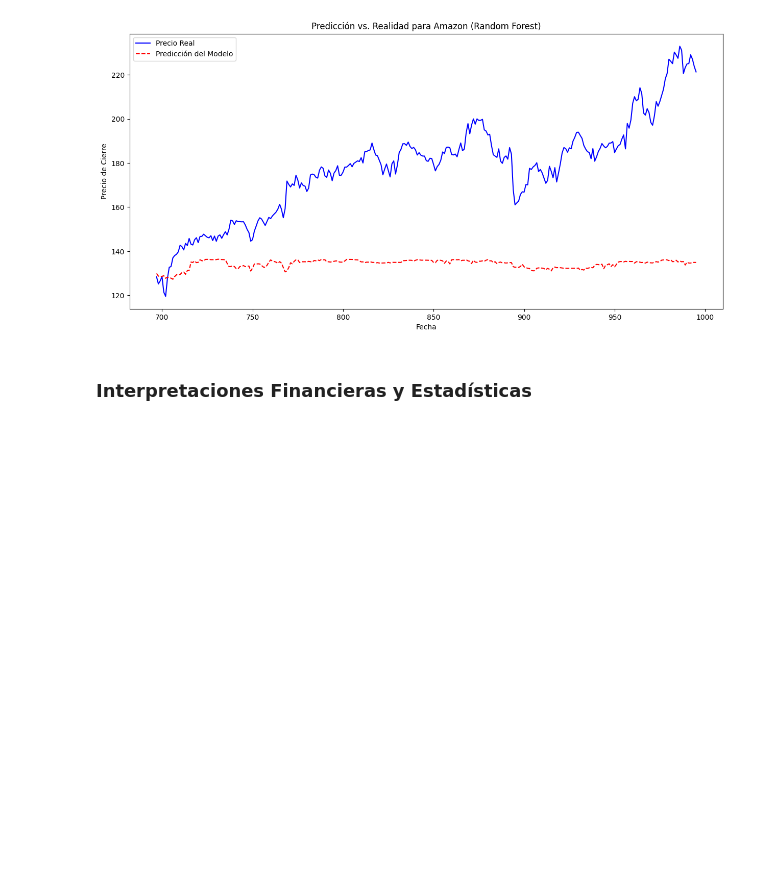
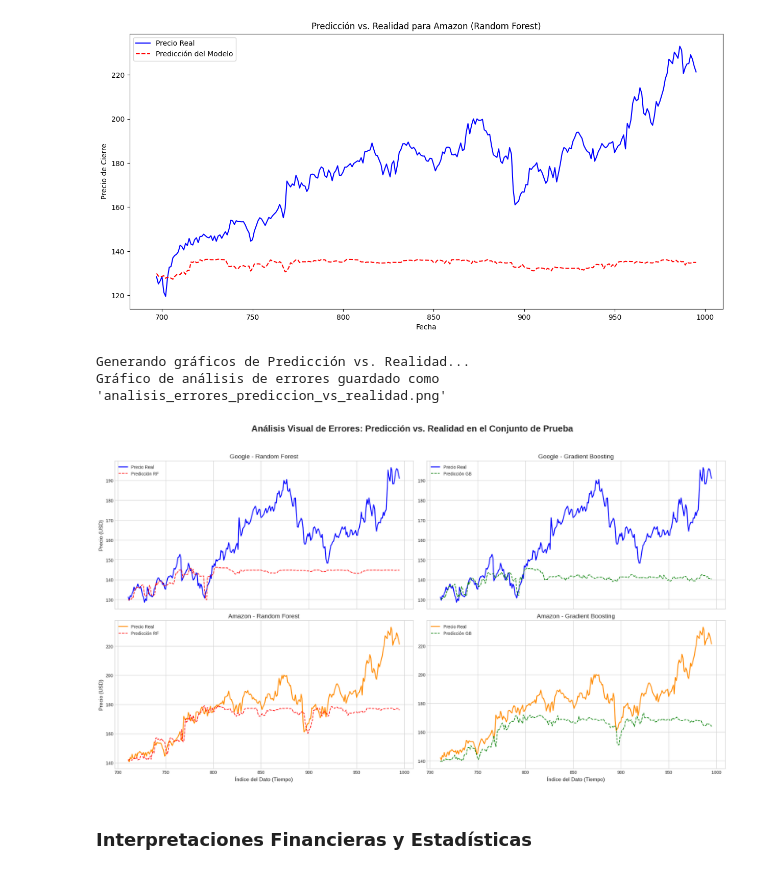
Before and after one commit to jaimeisaac2020/Python-analsisis-basicos, a Jupyter notebook: analisis_objetivo_3.ipynb, the cells around one changed output. Saved outputs shown, nothing was run; the diff lists cells and outputs as text; code cells hidden in the pictures; blank space fills up the shorter version.

```diff
--- a/analisis_objetivo_3.ipynb
+++ b/analisis_objetivo_3.ipynb
@@ -366,6 +855,68 @@ plt.legend()
 plt.show()
 # %% [output]
 [figure]
+# %%
+import matplotlib.pyplot as plt
+
+# --- Asumimos que el código anterior ya se ha ejecutado ---
+# y tenemos disponibles los siguientes objetos:
+# y_test_googl, y_pred_rf_googl, y_pred_gb_googl
+# y_test_amzn, y_pred_rf_amzn, y_pred_gb_amzn
+
+print("Generando gráficos de Predicción vs. Realidad...")
+
+# --- Creación de la Figura con 4 Subplots (2x2) ---
+# `subplots(2, 2)` crea una cuadrícula de 2 filas y 2 columnas.
+# `figsize` ajusta el tamaño total para que sea legible.
+# `sharex=True` y `sharey=True` hacen que todos los gráficos compartan los mismos ejes para una comparación directa.
+fig, axs = plt.subplots(2, 2, figsize=(20, 12), sharex=True, sharey=False) # sharey=False para que cada par tenga su propia escala Y
+
+# --- Título General para toda la Figura ---
+fig.suptitle('Análisis Visual de Errores: Predicción vs. Realidad en el Conjunto de Prueba', fontsize=20, fontweight='bold')
+
+# --- 1. Gráfico: Google - Random Forest ---
+axs[0, 0].plot(y_test_googl.index, y_test_googl, label='Precio Real', color='blue', linewidth=2)
+axs[0, 0].plot(y_test_googl.index, y_pred_rf_googl, label='Predicción RF', color='red', linestyle='--')
+axs[0, 0].set_title('Google - Random Forest', fontsize=14)
+axs[0, 0].set_ylabel('Precio (USD)', fontsize=12)
+axs[0, 0].legend()
+axs[0, 0].grid(True)
+
+# --- 2. Gráfico: Google - Gradient Boosting ---
+axs[0, 1].plot(y_test_googl.index, y_test_googl, label='Precio Real', color='blue', linewidth=2)
+axs[0, 1].plot(y_test_googl.index, y_pred_gb_googl, label='Predicción GB', color='green', linestyle='--')
+axs[0, 1].set_title('Google - Gradient Boosting', fontsize=14)
+axs[0, 1].legend()
+axs[0, 1].grid(True)
+
+# --- 3. Gráfico: Amazon - Random Forest ---
+axs[1, 0].plot(y_test_amzn.index, y_test_amzn, label='Precio Real', color='darkorange', linewidth=2)
+axs[1, 0].plot(y_test_amzn.index, y_pred_rf_amzn, label='Predicción RF', color='red', linestyle='--')
+axs[1, 0].set_title('Amazon - Random Forest', fontsize=14)
+axs[1, 0].set_ylabel('Precio (USD)', fontsize=12)
+axs[1, 0].set_xlabel('Índice del Dato (Tiempo)', fontsize=12)
+axs[1, 0].legend()
+axs[1, 0].grid(True)
+
+# --- 4. Gráfico: Amazon - Gradient Boosting ---
+axs[1, 1].plot(y_test_amzn.index, y_test_amzn, label='Precio Real', color='darkorange', linewidth=2)
+axs[1, 1].plot(y_test_amzn.index, y_pred_gb_amzn, label='Predicción GB', color='green', linestyle='--')
+axs[1, 1].set_title('Amazon - Gradient Boosting', fontsize=14)
+axs[1, 1].set_xlabel('Índice del Dato (Tiempo)', fontsize=12)
+axs[1, 1].legend()
+axs[1, 1].grid(True)
+
+# --- Ajustes Finales ---
+plt.tight_layout(rect=[0, 0.03, 1, 0.95]) # Ajustar para que el suptitle no se superponga
+
+# Guardar y mostrar el gráfico
+plt.savefig('analisis_errores_prediccion_vs_realidad.png')
+print("Gráfico de análisis de errores guardado como 'analisis_errores_prediccion_vs_realidad.png'")
+plt.show()
+# %% [output]
+Generando gráficos de Predicción vs. Realidad...
+Gráfico de análisis de errores guardado como 'analisis_errores_prediccion_vs_realidad.png'
+[figure, added]
 # %% [markdown]
 ### Interpretaciones Financieras y Estadísticas
 # %% [markdown]
```
Also changed, not shown: parts of 5 cells of this notebook.
